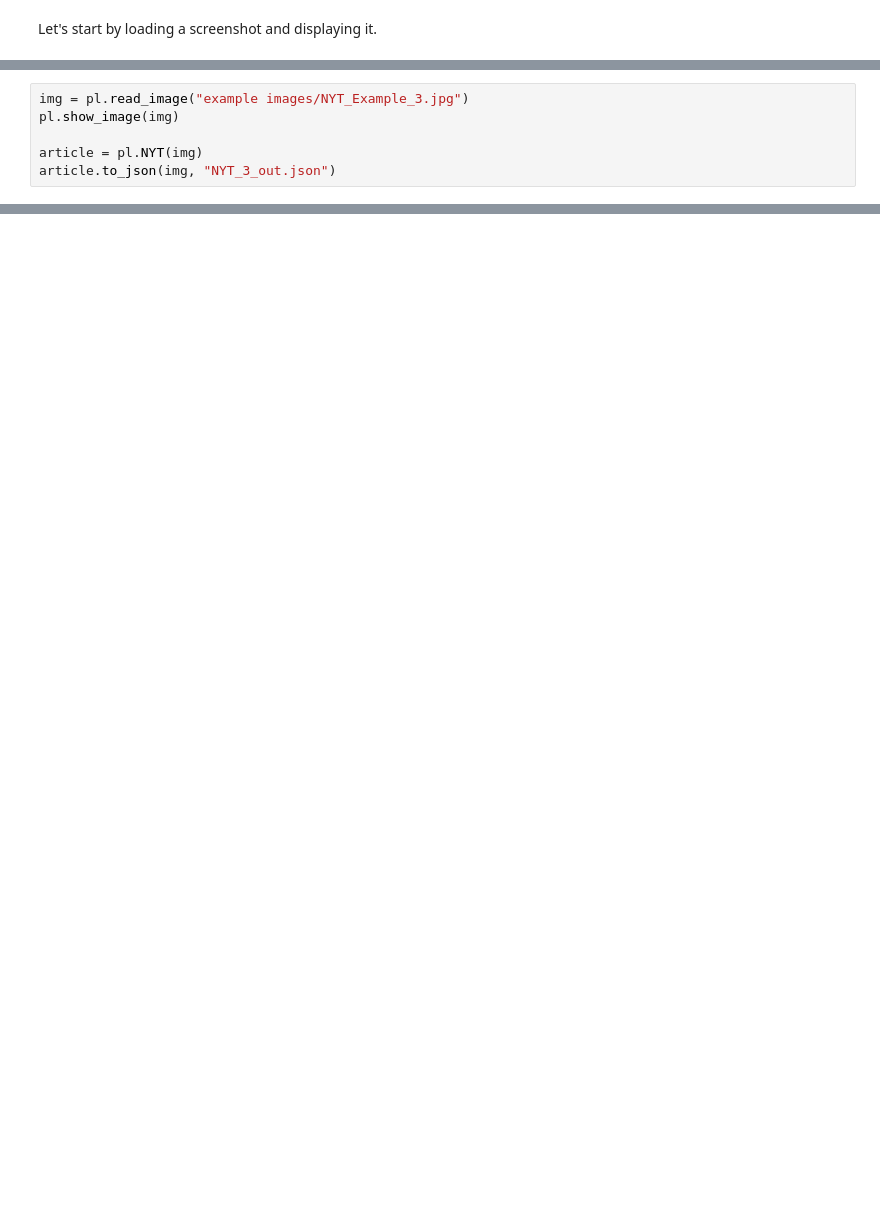
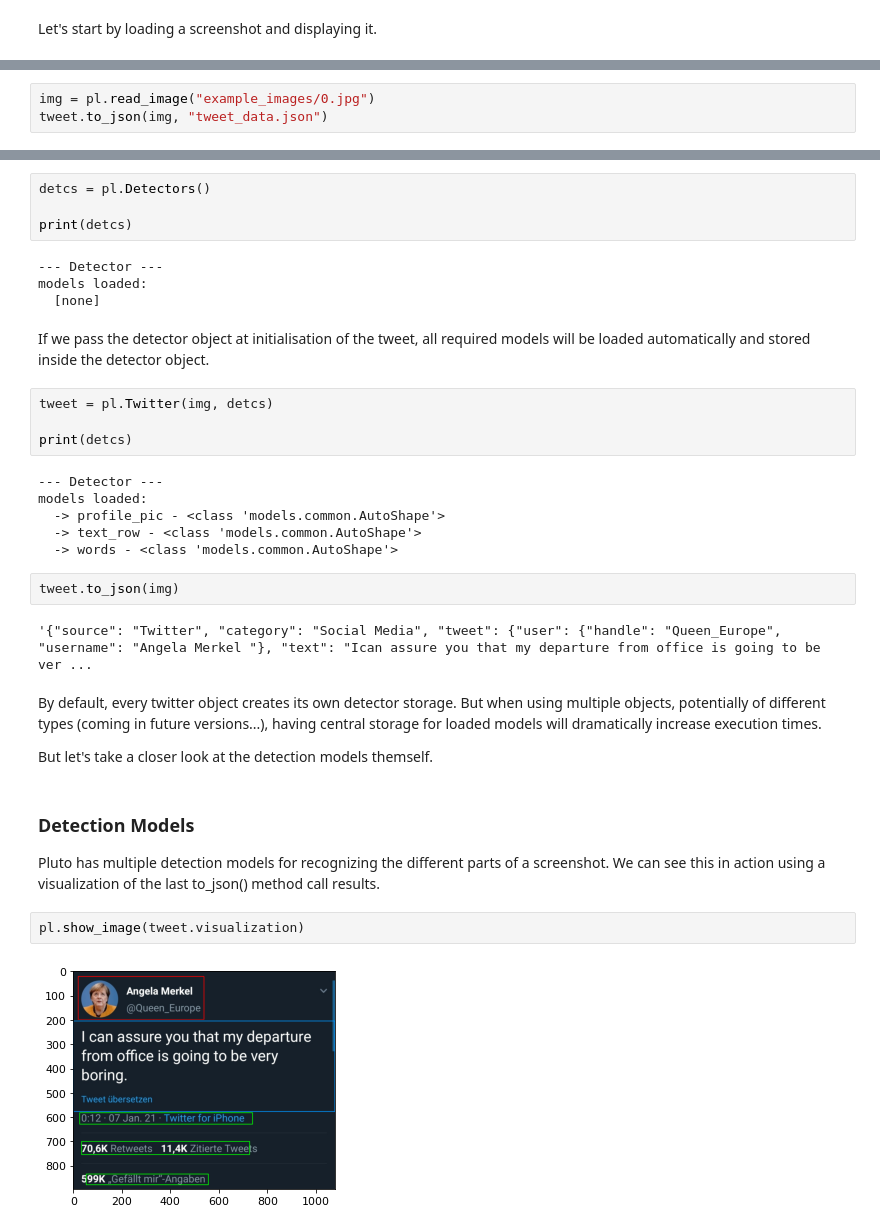
Before and after one commit to malikpaetzold/Pluto, a Jupyter notebook: example.ipynb, the cells around one changed output, grey strips where cells are left out. Saved outputs shown, nothing was run; the diff lists cells and outputs as text; blank space fills up the shorter version.

```diff
--- a/example.ipynb
+++ b/example.ipynb
@@ -69,6 +55,3 @@ Let's look at the New York Times feature.
 # %%
-img = pl.read_image("example images/NYT_Example_3.jpg")
-pl.show_image(img)
-
-article = pl.NYT(img)
-article.to_json(img, "NYT_3_out.json")
+img = pl.read_image("example_images/0.jpg")
+tweet.to_json(img, "tweet_data.json")
@@ -80,0 +64,36 @@ article.open_search()
+# %%
+detcs = pl.Detectors()
+
+print(detcs)
+# %% [output]
+--- Detector ---
+models loaded:
+  [none]
+# %% [markdown]
+If we pass the detector object at initialisation of the tweet, all required models will be loaded automatically and stored inside the detector object.
+# %%
+tweet = pl.Twitter(img, detcs)
+
+print(detcs)
+# %% [output]
+--- Detector ---
+models loaded:
+  -> profile_pic - <class 'models.common.AutoShape'>
+  -> text_row - <class 'models.common.AutoShape'>
+  -> words - <class 'models.common.AutoShape'>
+# %%
+tweet.to_json(img)
+# %% [output]
+'{"source": "Twitter", "category": "Social Media", "tweet": {"user": {"handle": "Queen_Europe", "username": "Angela Merkel "}, "text": "Ican assure you that my departure from office is going to be ver ...
+# %% [markdown]
+By default, every twitter object creates its own detector storage. But when using multiple objects, potentially of different types (coming in future versions...), having central storage for loaded models will dramatically increase execution times.
+
+But let's take a closer look at the detection models themself.
+# %% [markdown]
+### Detection Models
+
+Pluto has multiple detection models for recognizing the different parts of a screenshot. We can see this in action using a visualization of the last to_json() method call results.
+# %%
+pl.show_image(tweet.visualization)
+# %% [output]
+[figure, added]
```
Also changed, not shown: parts of 21 cells of this notebook, 39 other files.
